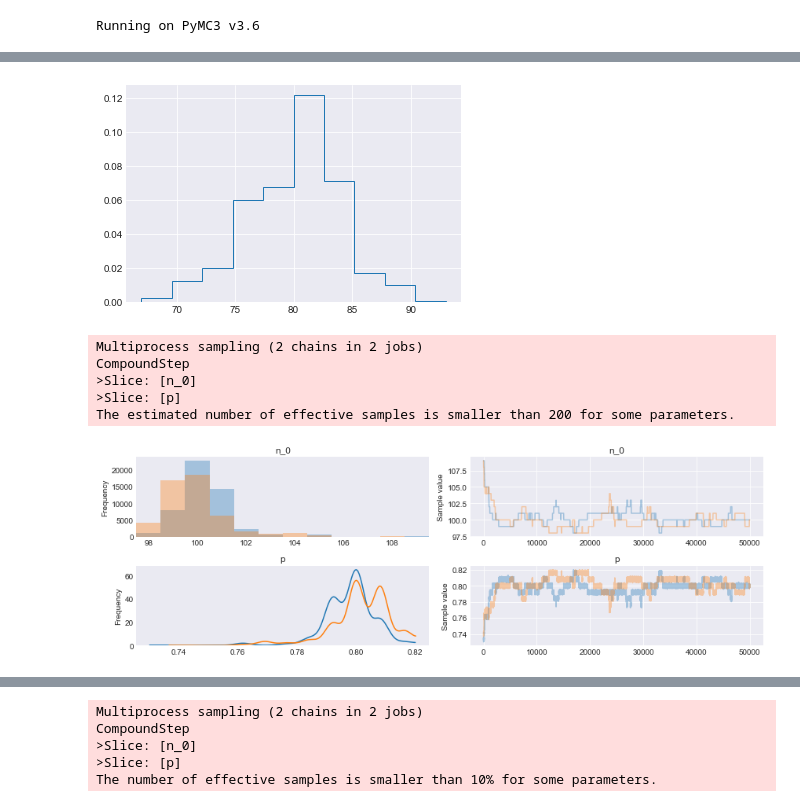
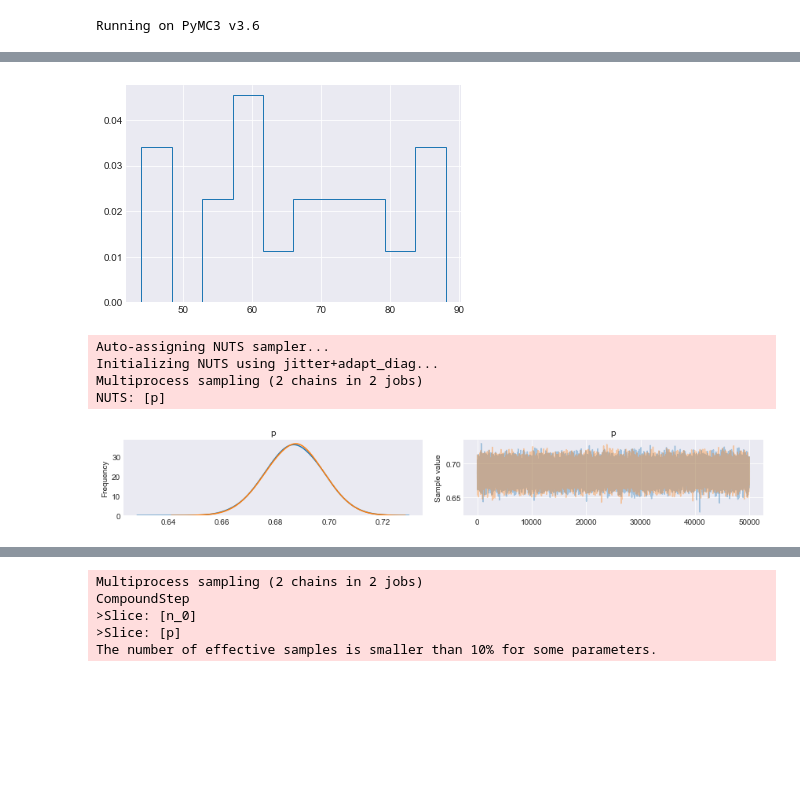
Before and after one commit to hankroark/finding-bayesian-legos, a Jupyter notebook: 1-EqualProbOfFinding.ipynb, the cells around one changed output, grey strips where cells are left out. Cells and saved outputs as stored; diff of their text form; code cells hidden in the pictures; blank space fills up the shorter version.

```diff
--- a/1-EqualProbOfFinding.ipynb
+++ b/1-EqualProbOfFinding.ipynb
@@ -23,8 +38,8 @@ X_1 = np.random.binomial(N_0, actual_prob, size=1000)
-# %%
-plt.hist(X_1, histtype='step', density=True);
-x = np.linspace(0, 100, 100)
-# %% [output]
-[figure, removed]
+# %%
+# For each trial, out of N(100,20) how many did my friend pickup
+plt.hist(X_1, histtype='step', density=True);
+# %% [output]
+[figure, added]
 # %%
 alpha=2  # or 1.1
 beta=2   # or 1.1
@@ -39,18 +52,15 @@ with basic_model:
 # %%
 with basic_model:
-    step = pm.Slice()
-    trace = pm.sample(50000, step, random_seed=123, progressbar=True)
-    # TODO increase tuning
+    trace = pm.sample(50000, random_seed=123, progressbar=True)
 # %% [output]
+Auto-assigning NUTS sampler...
+Initializing NUTS using jitter+adapt_diag...
 Multiprocess sampling (2 chains in 2 jobs)
-CompoundStep
->Slice: [n_0]
->Slice: [p]
-The estimated number of effective samples is smaller than 200 for some parameters.
+NUTS: [p]
 # %%
-pm.traceplot(trace, varnames=['n_0', 'p']);  # Poor KDE smoothing on p
+pm.traceplot(trace, varnames=['p']);
 # %% [output]
-[figure, old version]
+[figure, new version]
 # %%
 plt.hist(trace['p'], 15, histtype='step', density=True, label='post');
 x = np.linspace(0, 1, 100)
```
Also changed, not shown: parts of 45 cells of this notebook.
